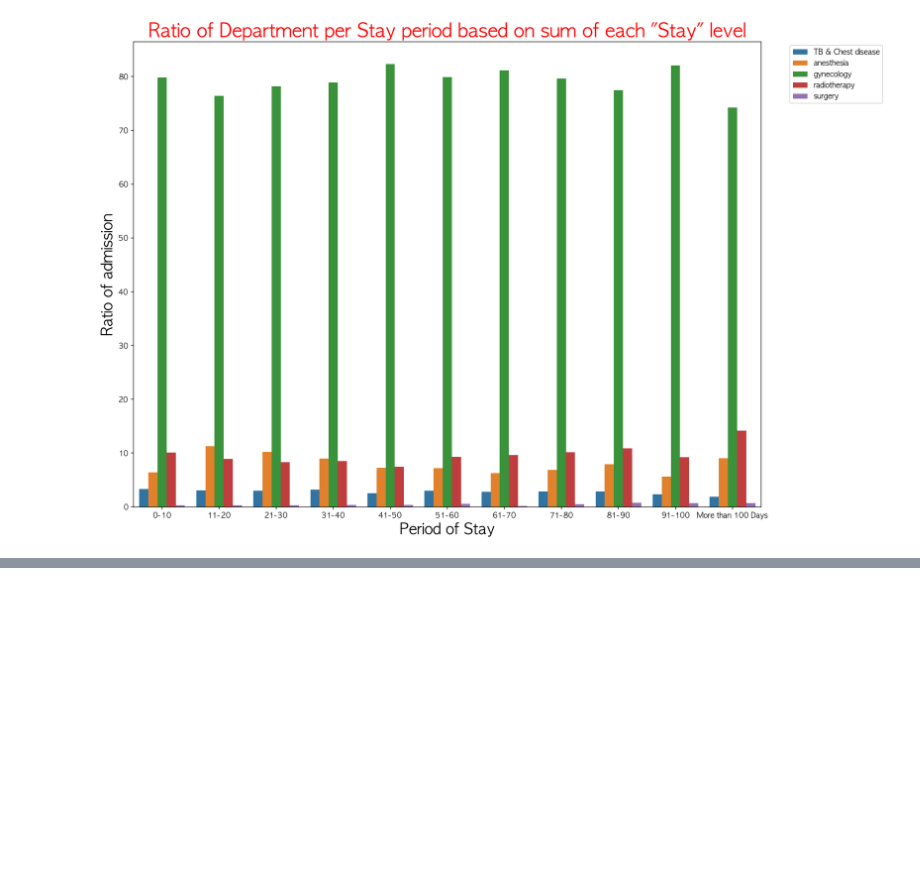
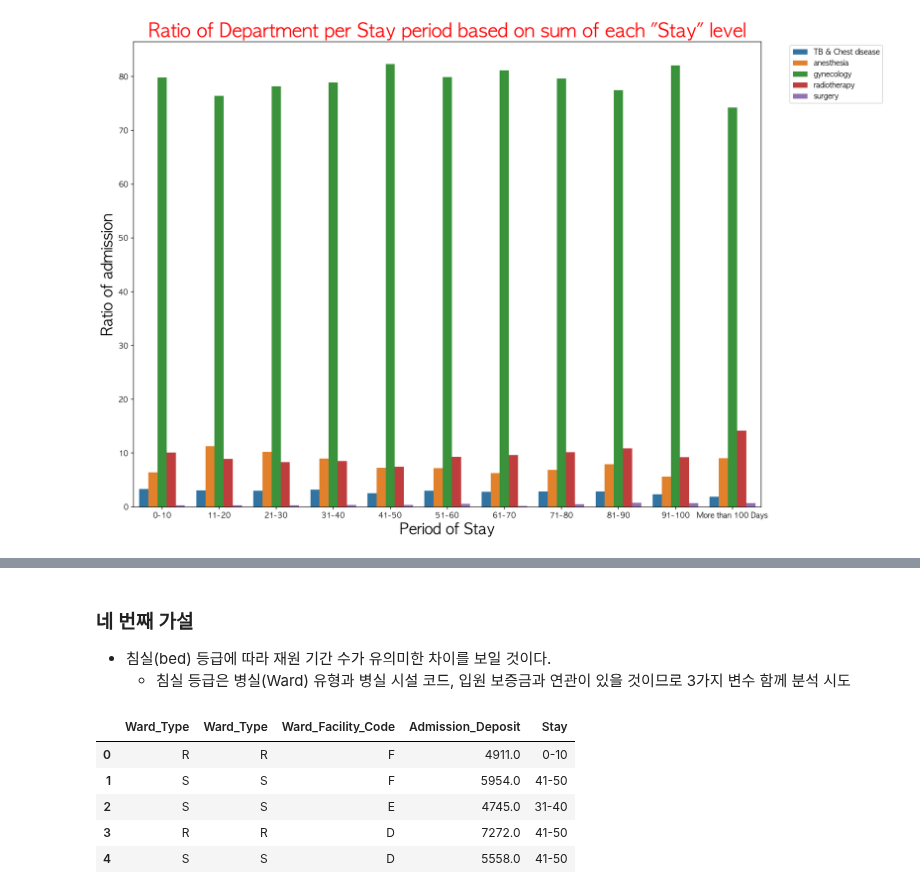
Before and after one commit to young-hun-jo/DataAnalysis, a Jupyter notebook: healthcare_los/analysis_myself.ipynb, the cells around one changed output, grey strips where cells are left out. Cells and saved outputs as stored; diff of their text form; code cells hidden in the pictures; blank space fills up the shorter version.

```diff
--- a/healthcare_los/analysis_myself.ipynb
+++ b/healthcare_los/analysis_myself.ipynb
@@ -637,0 +658,16 @@ plt.show()
+# %% [markdown]
+### 네 번째 가설
+- 침실(bed) 등급에 따라 재원 기간 수가 유의미한 차이를 보일 것이다.
+    * 침실 등급은 병실(Ward) 유형과 병실 시설 코드, 입원 보증금과 연관이 있을 것이므로 3가지 변수 함께 분석 시도
+# %%
+bed_cols = ['Ward_Type','Ward_Type','Ward_Facility_Code','Admission_Deposit','Stay']
+
+bed_df = train[bed_cols]
+bed_df.head()
+# %% [output]
+|  | Ward_Type | Ward_Type | Ward_Facility_Code | Admission_Deposit | Stay |
+| 0 | R | R | F | 4911.0 | 0-10 |
+| 1 | S | S | F | 5954.0 | 41-50 |
+| 2 | S | S | E | 4745.0 | 31-40 |
+| 3 | R | R | D | 7272.0 | 41-50 |
+| 4 | S | S | D | 5558.0 | 41-50 |
```
Also changed, not shown: parts of 4 cells of this notebook.
